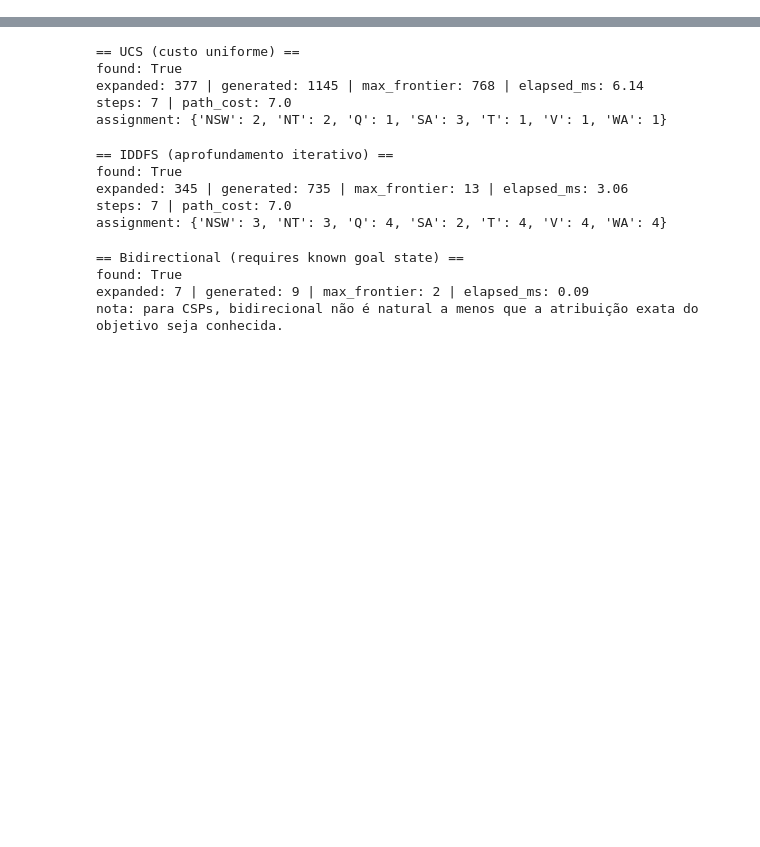
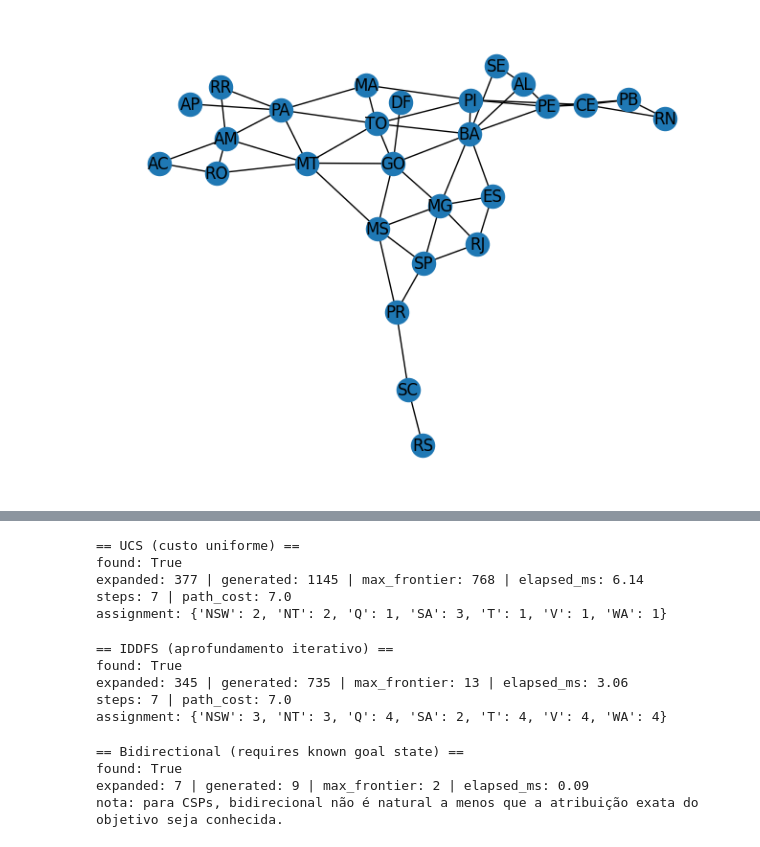
Before and after one commit to phdabel/inteligencia-artificial, a Jupyter notebook: notebooks/01-mapcoloring.ipynb, the cells around one changed output, grey strips where cells are left out. Drawn from its saved outputs; the diff is of its cells as text; code cells hidden in the pictures; blank space fills up the shorter version.

```diff
--- a/notebooks/01-mapcoloring.ipynb
+++ b/notebooks/01-mapcoloring.ipynb
@@ -61,2 +61,10 @@ order = ["RR", "AM", "AC", "RO", "PA", "TO", "MA", "PI", "CE", "RN", "PB", "PE",
 
 problem = MapColoringProblem(g, colors, order)
+# %%
+# plot using networkx
+nx_graph = g.to_networkx()
+nx.draw(nx_graph, with_labels=True)
+import matplotlib.pyplot as plt
+plt.show()
+# %% [output]
+[figure, added]
```
Also changed, not shown: parts of 8 cells of this notebook, 4 other files.
